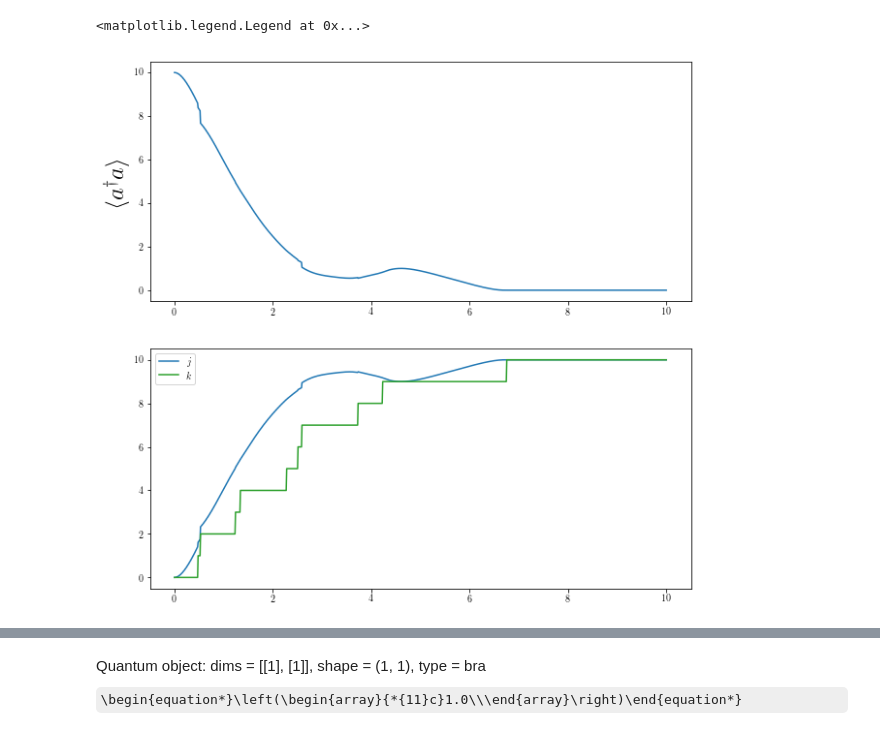
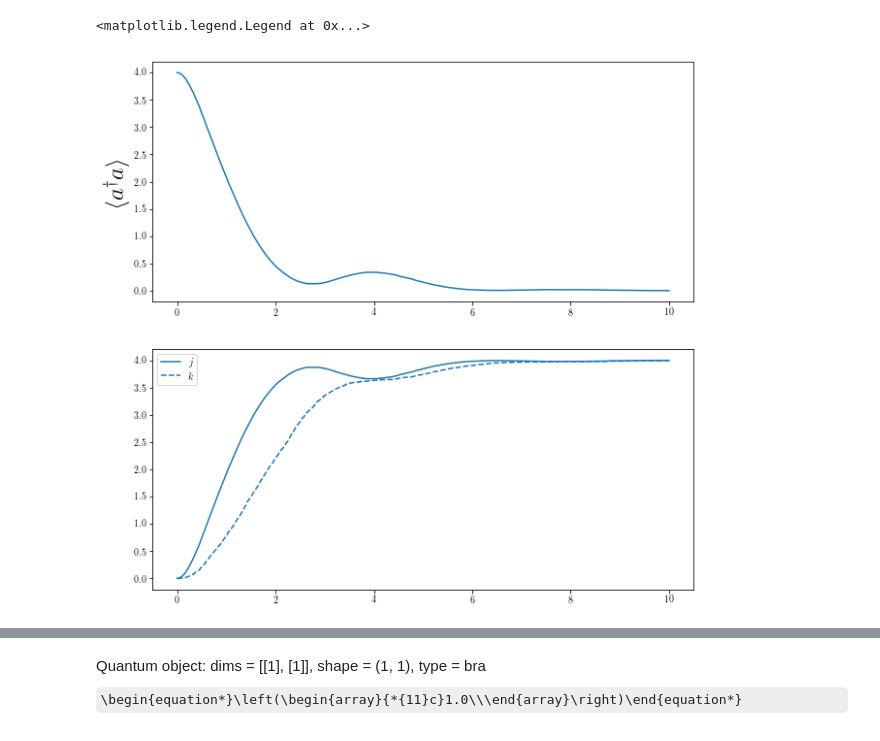
Before and after one commit to behnamgit/Q_Heat_Engine, a Jupyter notebook: Battery.ipynb, the cells around one changed output, grey strips where cells are left out. Saved outputs shown, nothing was run; the diff lists cells and outputs as text; code cells hidden in the pictures; some formulas as TeX source.

```diff
--- a/Battery.ipynb
+++ b/Battery.ipynb
@@ -8,8 +8,8 @@ rc('font',**{'family':'sans-serif','sans-serif':['Helvetica']})
 rc('text', usetex=True)
 # %%
 #Battery
-Engine_Dim = 30
-Battery_Dim = 30
+Engine_Dim = 10
+Battery_Dim = 10
 
 # Hilbert space is oscillator x battery_l x battery_k
 a = tensor(destroy(Engine_Dim),  identity(Battery_Dim),          identity(Battery_Dim)          )
@@ -68,14 +68,14 @@ def ket_battery(state):
     k = expect(NumK,state)
     return l+k,k
 # %%
-oscillator_init = tensor( displace(Engine_Dim,0)*basis(Engine_Dim,10))
+oscillator_init = tensor( displace(Engine_Dim,0)*basis(Engine_Dim,4))
 battery_init = battery(0,0,Dim=Battery_Dim)
 psi0 = tensor(oscillator_init,battery_init)
 
 times = np.linspace(0.0,10.0,1000)
 
-gamma = 1.5
+gamma = 2.0
 C0 = np.sqrt(gamma)*K.dag()
-opts = Options(ntraj=1)
+opts = Options(ntraj=500)
 result = mcsolve(H, psi0, times, c_ops=[C0], e_ops=[N,NL,NK],options=opts)
 # %% [output]
@@ -84,15 +93,16 @@ Total run time:   2.97s
 # %%
 n = result.expect[0]
 l = result.expect[1]
 k = result.expect[2]
+j = l+k
 Fig, ax = plt.subplots(2,figsize=[10,10])
 ax[0].plot(times,n)
 ax[0].set_ylabel(r'$\langle a^\dagger a \rangle$',fontsize=25)
-ax[1].plot(times,l+k,label=r'$j$')
+ax[1].plot(times,j,label=r'$j$')
 #ax[1].set_ylabel(r'$j$',fontsize=25)
-ax[1].plot(times,k,'C2',label=r'$k$')
+ax[1].plot(times,k,'C0--',label=r'$k$')
 ax[1].legend()
 # %% [output]
 <matplotlib.legend.Legend at 0x...>
-[figure, old version]
+[figure, new version]
 # %%
```
Also changed, not shown: parts of 11 cells of this notebook.
